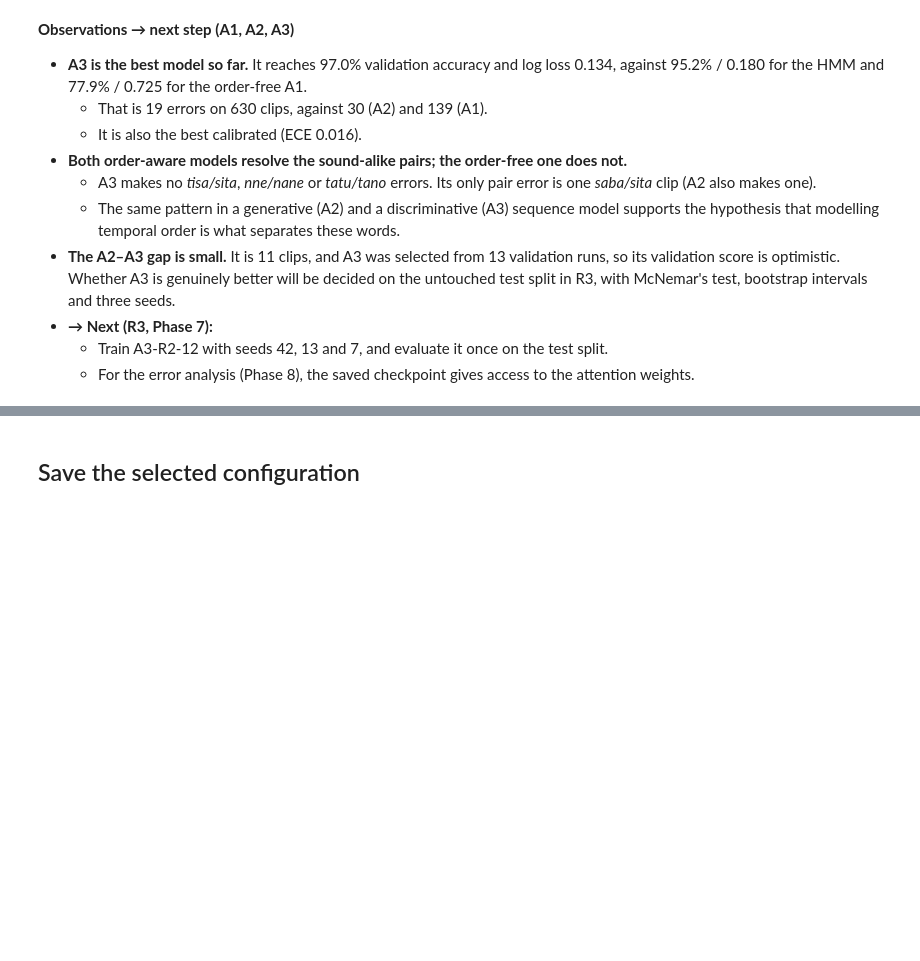
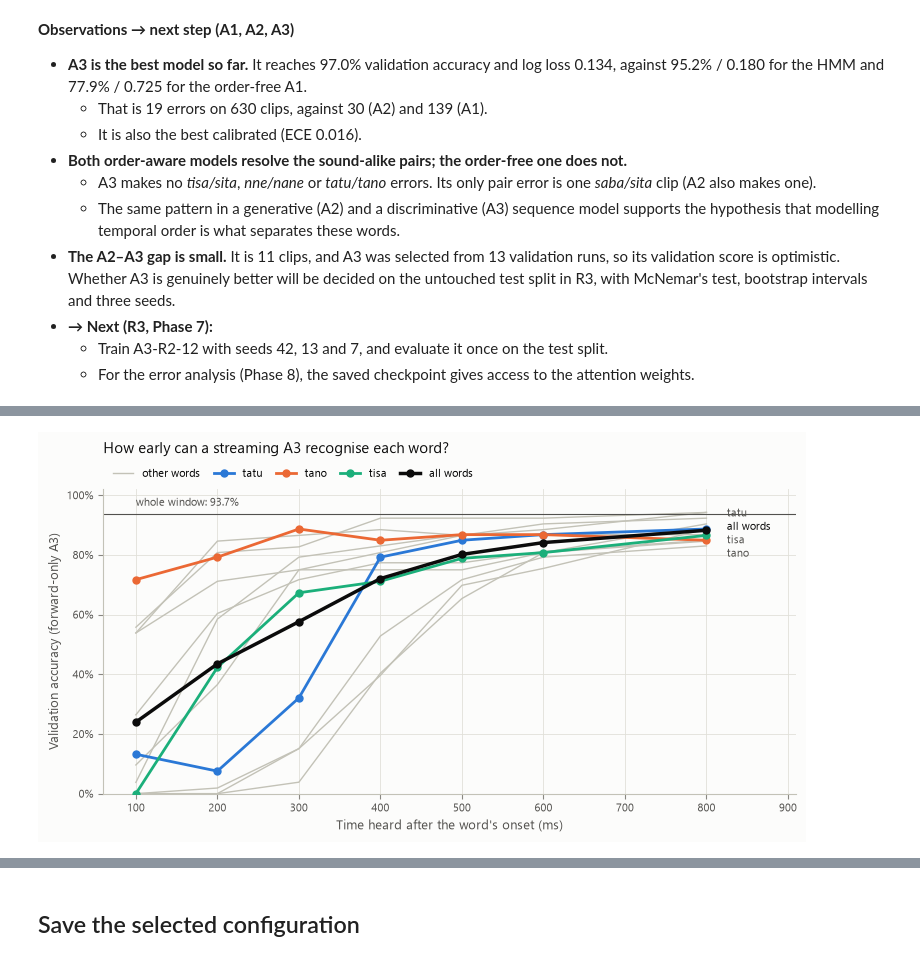
Before and after one commit to Hassan-Adelani-Luqman/nlp-sequential-modeling-group21, a Jupyter notebook: notebooks/03_bilstm.ipynb, the cells around one changed output, grey strips where cells are left out. Drawn from its saved outputs; the diff is of its cells as text; code cells hidden in the pictures; blank space fills up the shorter version.

```diff
--- a/notebooks/03_bilstm.ipynb
+++ b/notebooks/03_bilstm.ipynb
@@ -386,0 +571,40 @@ plt.show()
+# %%
+def spread_labels(values, min_gap=0.045):
+    # nudge labels apart, then recentre the block on the true values so no label drifts far from its line
+    order = sorted(range(len(values)), key=lambda i: values[i])
+    pos = list(values)
+    for a, b in zip(order, order[1:]):
+        pos[b] = max(pos[b], pos[a] + min_gap)
+    shift = (sum(values) - sum(pos)) / len(values)
+    return [v + shift for v in pos]
+
+
+fig, ax = plt.subplots(figsize=(7.8, 4.2))
+highlight = {"tatu": SERIES[0], "tano": SERIES[1], "tisa": SERIES[2]}
+for w in NAMES:
+    if w not in highlight:
+        ax.plot(HEARD_MS, wide_a3.loc[w, HEARD_MS], color=DEEMPHASIS, lw=1, zorder=1)
+ax.plot([], [], color=DEEMPHASIS, lw=1, label="other words")
+for w, c in highlight.items():
+    ax.plot(HEARD_MS, wide_a3.loc[w, HEARD_MS], color=c, marker="o", zorder=3, label=w)
+ax.plot(HEARD_MS, wide_a3.loc["all words", HEARD_MS], color=INK, marker="o", lw=2.5, zorder=4, label="all words")
+full = wide_a3.loc["all words", "full"]
+ax.axhline(full, color=INK_SECONDARY, lw=0.8, zorder=2)
+ax.annotate(f"whole window: {full:.1%}", (HEARD_MS[0], full), xytext=(0, 6), textcoords="offset points",
+            fontsize=8, color=INK_SECONDARY)
+labelled = list(highlight) + ["all words"]
+for w, y in zip(labelled, spread_labels([wide_a3.loc[w, HEARD_MS[-1]] for w in labelled])):
+    ax.annotate(w, (HEARD_MS[-1], wide_a3.loc[w, HEARD_MS[-1]]), xytext=(HEARD_MS[-1] + 25, y), textcoords="data",
+                va="center", fontsize=8, color=INK if w == "all words" else INK_SECONDARY)
+ax.set_xlim(60, HEARD_MS[-1] + 110)
+ax.set_ylim(0, 1.02)
+ax.yaxis.set_major_formatter(PercentFormatter(1.0, decimals=0))
+ax.set_xlabel("Time heard after the word's onset (ms)")
+ax.set_ylabel("Validation accuracy (forward-only A3)")
+ax.set_title("How early can a streaming A3 recognise each word?", loc="left", pad=26)
+ax.legend(loc="lower left", bbox_to_anchor=(0, 1.0), ncol=5, handlelength=1.8, columnspacing=1.2)
+fig.tight_layout()
+save_figure(fig, "a3_early_recognition")
+plt.show()
+# %% [output]
+[figure, added]
```
Also changed, not shown: parts of 13 cells of this notebook, 16 other files.
